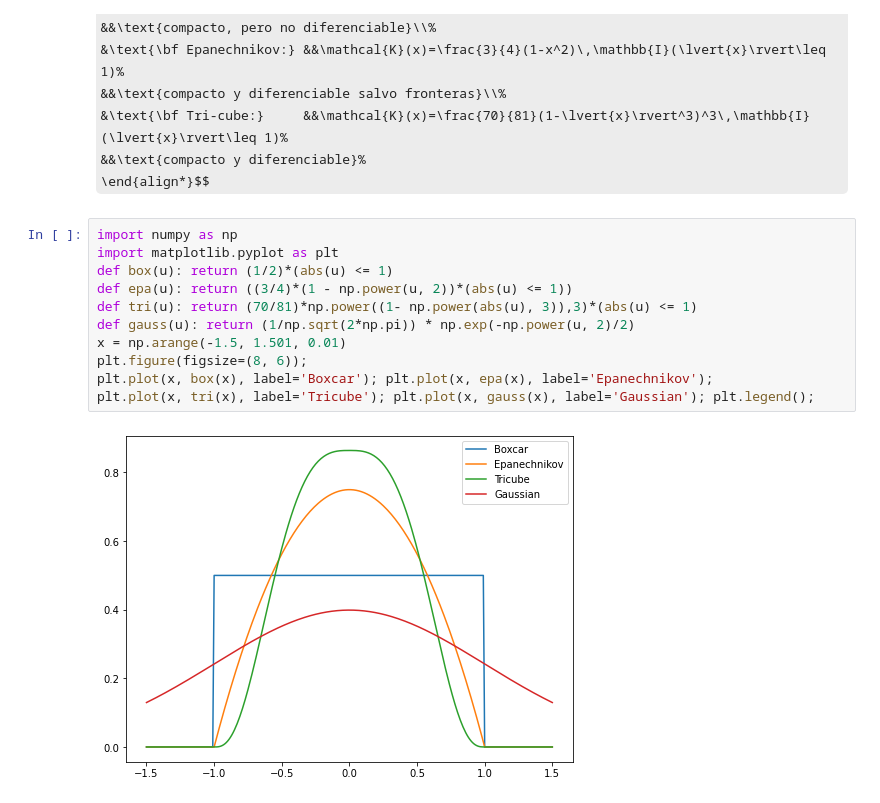
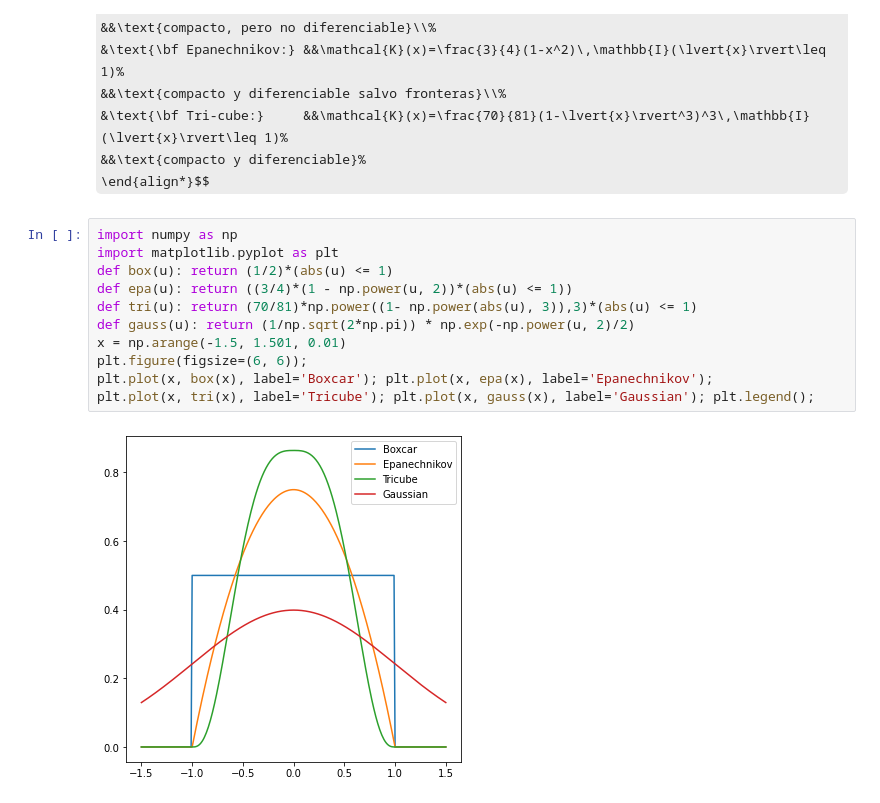
Before and after one commit to AlfonsJ/2024_07_31_PER2324, a Jupyter notebook: 05_kvec/5.03 Estimación con kernels densidad.ipynb, the cells around one changed output. Cells and saved outputs as stored; diff of their text form; some formulas as TeX source.

```diff
--- a/05_kvec/5.03 Estimación con kernels densidad.ipynb
+++ b/05_kvec/5.03 Estimación con kernels densidad.ipynb
@@ -25,13 +25,13 @@ $$\begin{align*}
 # %%
 import numpy as np
 import matplotlib.pyplot as plt
 def box(u): return (1/2)*(abs(u) <= 1)
 def epa(u): return ((3/4)*(1 - np.power(u, 2))*(abs(u) <= 1))
 def tri(u): return (70/81)*np.power((1- np.power(abs(u), 3)),3)*(abs(u) <= 1)
 def gauss(u): return (1/np.sqrt(2*np.pi)) * np.exp(-np.power(u, 2)/2)
 x = np.arange(-1.5, 1.501, 0.01)
-plt.figure(figsize=(8, 6));
+plt.figure(figsize=(6, 6));
 plt.plot(x, box(x), label='Boxcar'); plt.plot(x, epa(x), label='Epanechnikov');
 plt.plot(x, tri(x), label='Tricube'); plt.plot(x, gauss(x), label='Gaussian'); plt.legend();
 # %% [output]
-[figure, old version]
+[figure, new version]
```
Also changed, not shown: parts of 3 cells of this notebook.
